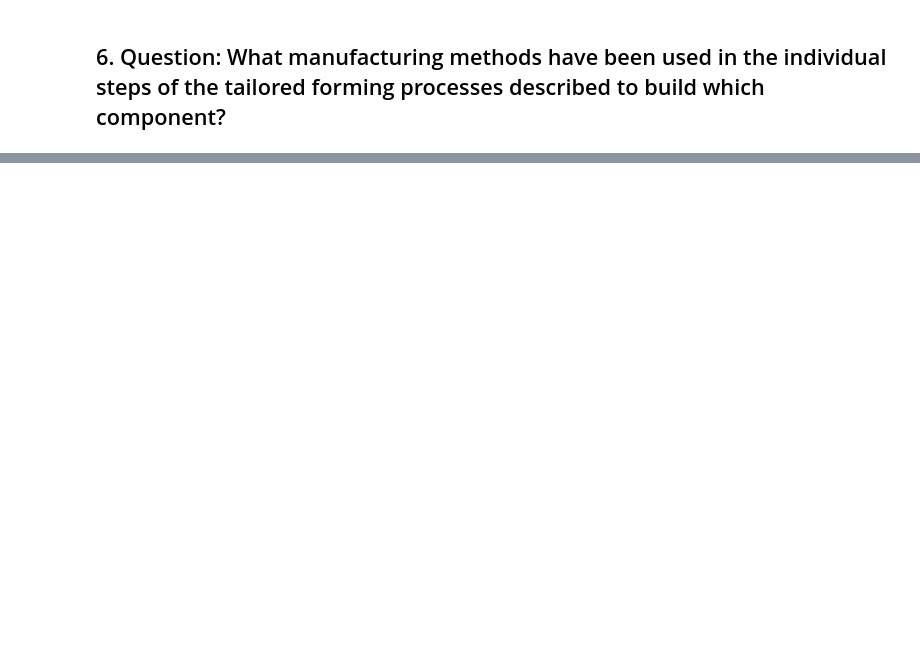
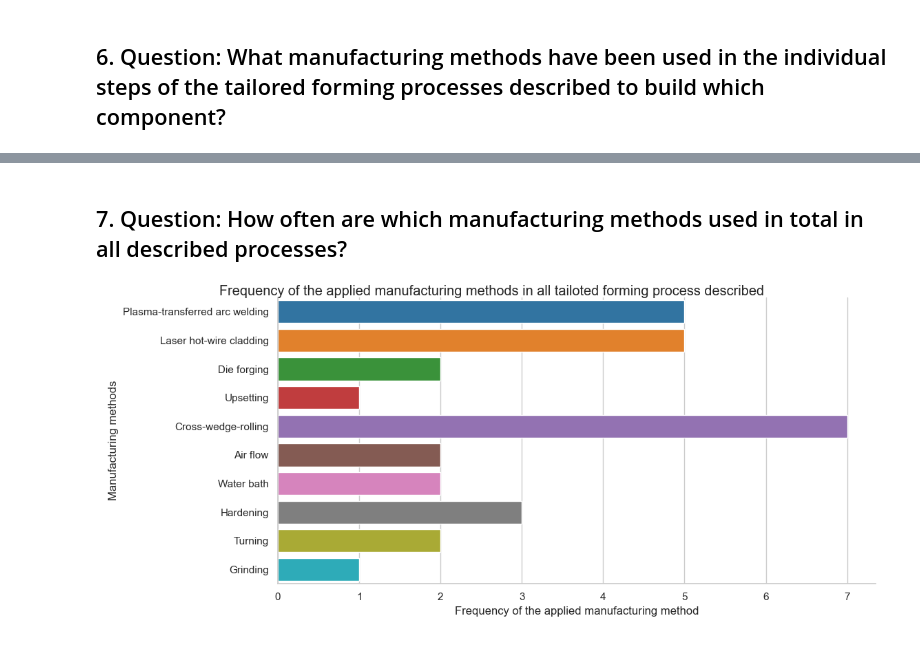
Before and after one commit to okarras/Jupyter-Notebooks, a Jupyter notebook: TailoredFormingAnalysis/tf_orkg.ipynb, the cells around one changed output, grey strips where cells are left out. Saved outputs shown, nothing was run; the diff lists cells and outputs as text; code cells hidden in the pictures; blank space fills up the shorter version.

Commit message:
added question 7 and an idea for question 8

```diff
--- a/TailoredFormingAnalysis/tf_orkg.ipynb
+++ b/TailoredFormingAnalysis/tf_orkg.ipynb
@@ -238,3 +237,12 @@ method_data.pivot(index=['contrib_url', 'component'], columns=['step_number', 's
 | http://orkg.org/orkg/resource/R17... | Shaft with bearing seat | Laser hot-wire cladding | Cross-wedge-rolling | Water bath | -- | -- |
 | http://orkg.org/orkg/resource/R17... | Shaft with bearing seat | Laser hot-wire cladding | Cross-wedge-rolling | Air flow | -- | -- |
 | http://orkg.org/orkg/resource/R17... | Shaft with bearing seat | Laser hot-wire cladding | Cross-wedge-rolling | Water bath | -- | -- |
+# %% [markdown]
+## 7. Question: How often are which manufacturing methods used in total in all described processes?
+# %%
+g = sns.catplot(y='manufacture_method', data=method_data, kind='count', height=5, aspect=2.3, facet_kws={'legend_out': True})
+g.fig.suptitle('Frequency of the applied manufacturing methods in all tailoted forming process described', y=1.0)
+g.set(xlabel='Frequency of the applied manufacturing method', ylabel='Manufacturing methods')
+plt.show()
+# %% [output]
+[figure, added]
```
Also changed, not shown: parts of 2 cells of this notebook.
